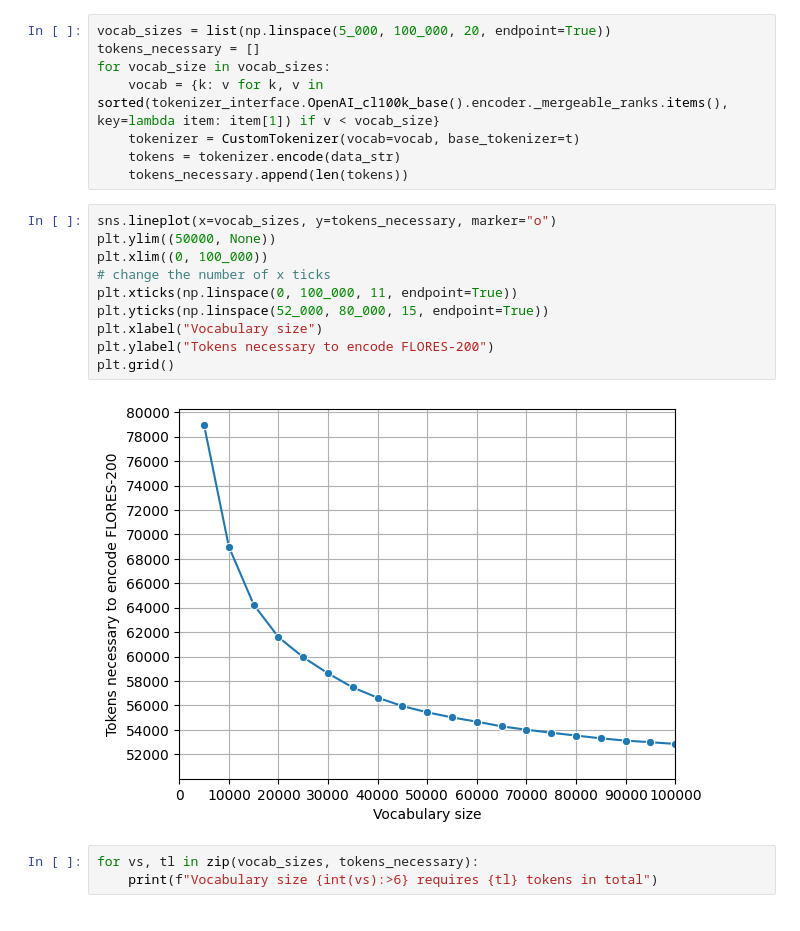
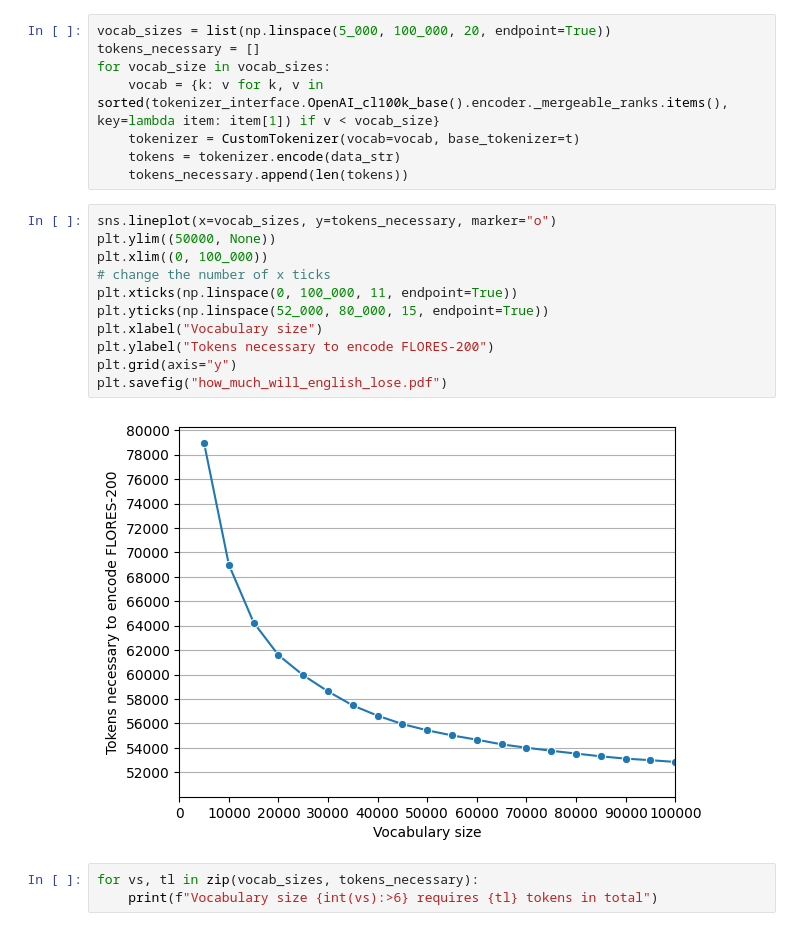
Before and after one commit to AleksandarPetrov/tokenization-fairness, a Jupyter notebook: how_much_will_english_lose.ipynb, the cells around one changed output. Cells and saved outputs as stored; diff of their text form.

Commit message:
how much will english lose added

```diff
--- a/how_much_will_english_lose.ipynb
+++ b/how_much_will_english_lose.ipynb
@@ -67,15 +64,16 @@ for vocab_size in vocab_sizes:
 # %%
 sns.lineplot(x=vocab_sizes, y=tokens_necessary, marker="o")
 plt.ylim((50000, None))
 plt.xlim((0, 100_000))
 # change the number of x ticks
 plt.xticks(np.linspace(0, 100_000, 11, endpoint=True))
 plt.yticks(np.linspace(52_000, 80_000, 15, endpoint=True))
 plt.xlabel("Vocabulary size")
 plt.ylabel("Tokens necessary to encode FLORES-200")
-plt.grid()
+plt.grid(axis="y")
+plt.savefig("how_much_will_english_lose.pdf")
 # %% [output]
-[figure, old version]
+[figure, new version]
 # %%
 for vs, tl in zip(vocab_sizes, tokens_necessary):
     print(f"Vocabulary size {int(vs):>6} requires {tl} tokens in total")
```
Also changed, not shown: parts of 1 cell of this notebook.
